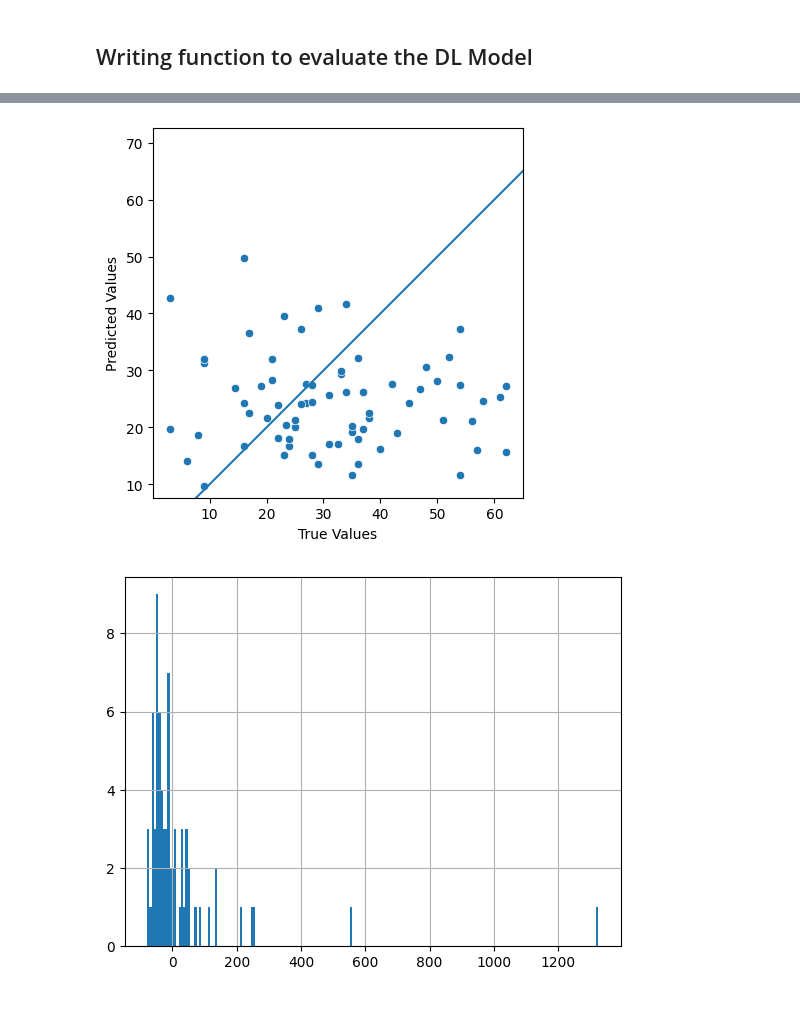
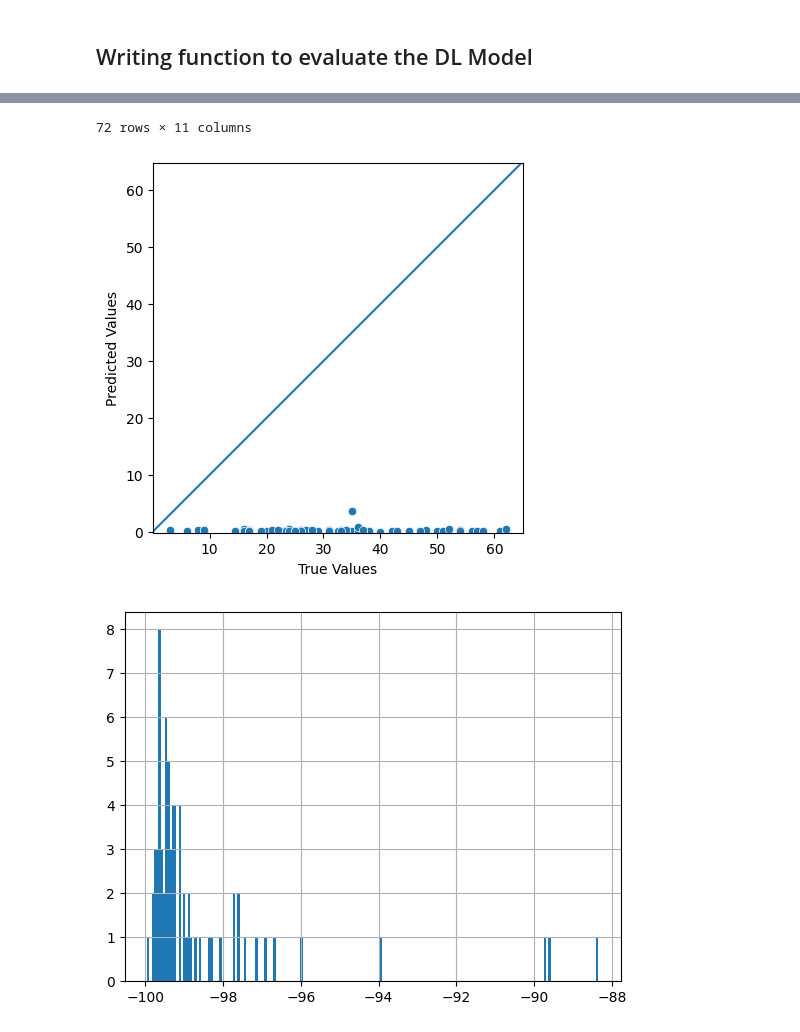
Before and after one commit to snajeebz/Titanic-Kaggle-Competition, a Jupyter notebook: Freshbook.ipynb, the cells around one changed output, grey strips where cells are left out. Drawn from its saved outputs; the diff is of its cells as text; code cells hidden in the pictures.

```diff
--- a/Freshbook.ipynb
+++ b/Freshbook.ipynb
@@ -321,11 +321,21 @@ Values with error more than 10%: 60
 model=tf.keras.Sequential([
     tf.keras.layers.Dense(1281,activation=tf.nn.relu, input_shape=[len(X_train.keys())]),
     tf.keras.layers.Dense(1281,activation=tf.nn.relu, use_bias=True),
-    tf.keras.layers.Dense(1281,activation=tf.nn.softmax, use_bias=False),
+    tf.keras.layers.Dense(1281,activation=tf.nn.relu, use_bias=False),
+    tf.keras.layers.Dense(512,activation=tf.nn.relu, use_bias=False),
+    tf.keras.layers.Dense(256,activation=tf.nn.relu, use_bias=True),
+    tf.keras.layers.Dense(256),
+    tf.keras.layers.Dense(128),
+    tf.keras.layers.Dense(64),
+    tf.keras.layers.Dense(32),
+    tf.keras.layers.Dense(16),
+    tf.keras.layers.Dense(8),
+    tf.keras.layers.Dense(4),
+    tf.keras.layers.Dense(2),
     tf.keras.layers.Dense(1)
 ])
-#model.compile(optimizer=tf.keras.optimizers.RMSprop(0.001) , loss='mse', metrics=['mae','mse'])
-model.compile(optimizer=tf.keras.optimizers.Adam(learning_rate = 0.0001) , loss='mae', metrics=['mae','mse'])
+#model.compile(optimizer=tf.keras.optimizers.RMSprop(learning_rate=0.0001) , loss='mse', metrics=['mae','mse'])
+model.compile(optimizer=tf.keras.optimizers.Adam(learning_rate = 0.0001) , loss='mae', metrics=['mae','mse','accuracy'])
 
 model.summary()
 # %% [output]
@@ -374,11 +384,12 @@ def plot_history(history):
 # %%
 early_stop=tf.keras.callbacks.EarlyStopping(monitor='val_loss',
                                             min_delta=0,
-                                            patience=5000,
-                                             verbose=0, mode='auto')
+                                            patience=500,
+                                             verbose=0, mode='min')
 X_train = pd.DataFrame(X_train).astype('int32')
 X_test = pd.DataFrame(X_test).astype('float32')
-history=model.fit(X_test,y_train, epochs=120000, validation_split=0.1, callbacks=[early_stop])
+history=model.fit(X_test,y_train, epochs=15000, validation_split=0.1, callbacks=[early_stop])
 #evaluate the model
 print('Test accuracy:', model.evaluate(X_test,y_test))
+plot_history(history)
 # %% [output]
@@ -412,6 +426,6 @@ results1=results1.join(y_test)
 results1['Predicted Age']=y_pred
 results1['Predicted Age'].unique()
 plotresults(results1)
-results1.head()
+results1.head(72)
 # %% [output]
 |  | Survived | SibSp | Parch | Fare | Sex_female | Sex_male | Pclass | Age | Predicted Age | error | ... |
@@ -423,2 +443,3 @@ results1.head()
+72 rows × 11 columns
-[figure, old version]
+[figure, new version]
-[figure, old version]
+[figure, new version]
```
Also changed, not shown: parts of 8 cells of this notebook.
